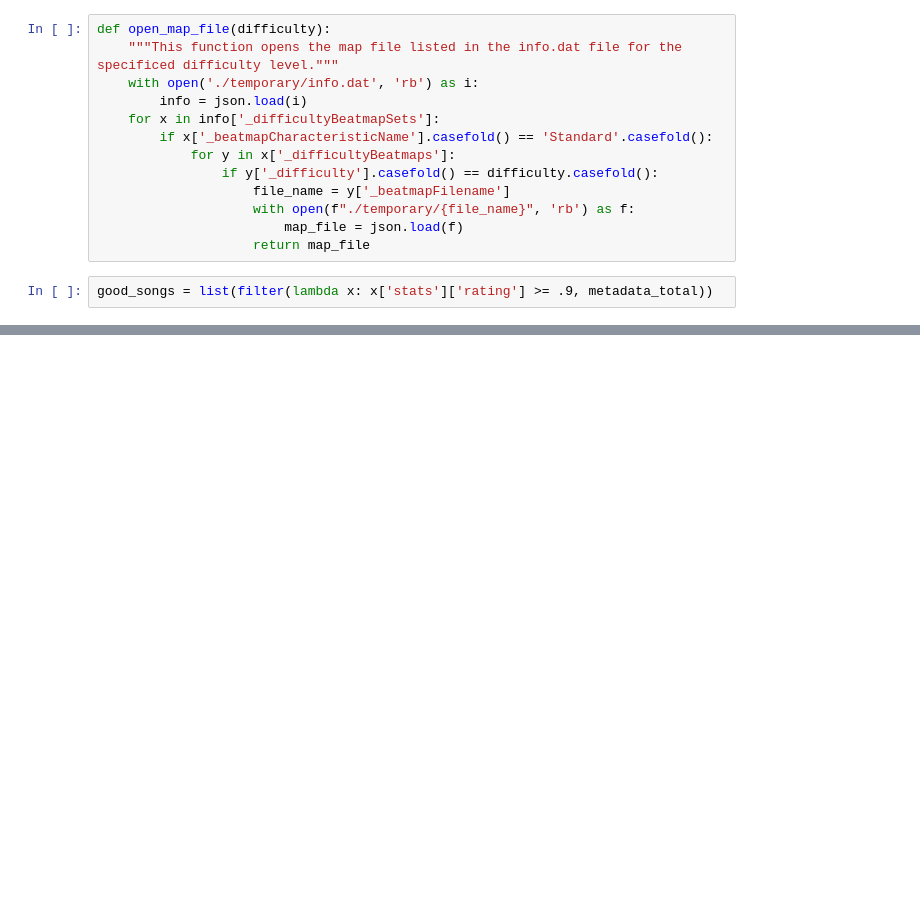
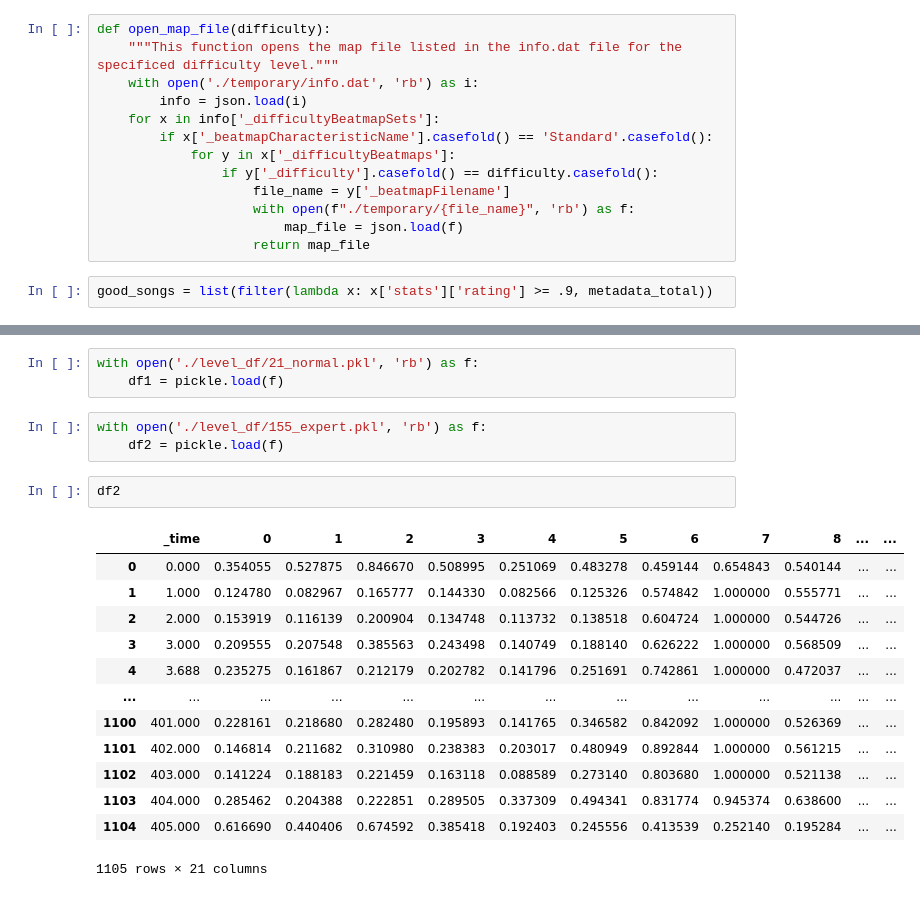
Before and after one commit to wvsharber/BeatMapSynthesizer, a Jupyter notebook: Download Data.ipynb, the cells around one changed output, grey strips where cells are left out. Cells and saved outputs as stored; diff of their text form; blank space fills up the shorter version.

```diff
--- a/Download Data.ipynb
+++ b/Download Data.ipynb
@@ -274,0 +353,22 @@ temporary/info.dat
+# %%
+with open('./level_df/21_normal.pkl', 'rb') as f:
+    df1 = pickle.load(f)
+# %%
+with open('./level_df/155_expert.pkl', 'rb') as f:
+    df2 = pickle.load(f)
+# %%
+df2
+# %% [output]
+|  | _time | 0 | 1 | 2 | 3 | 4 | 5 | 6 | 7 | 8 | ... | ... |
+| 0 | 0.000 | 0.354055 | 0.527875 | 0.846670 | 0.508995 | 0.251069 | 0.483278 | 0.459144 | 0.654843 | 0.540144 | ... | ... |
+| 1 | 1.000 | 0.124780 | 0.082967 | 0.165777 | 0.144330 | 0.082566 | 0.125326 | 0.574842 | 1.000000 | 0.555771 | ... | ... |
+| 2 | 2.000 | 0.153919 | 0.116139 | 0.200904 | 0.134748 | 0.113732 | 0.138518 | 0.604724 | 1.000000 | 0.544726 | ... | ... |
+| 3 | 3.000 | 0.209555 | 0.207548 | 0.385563 | 0.243498 | 0.140749 | 0.188140 | 0.626222 | 1.000000 | 0.568509 | ... | ... |
+| 4 | 3.688 | 0.235275 | 0.161867 | 0.212179 | 0.202782 | 0.141796 | 0.251691 | 0.742861 | 1.000000 | 0.472037 | ... | ... |
+| ... | ... | ... | ... | ... | ... | ... | ... | ... | ... | ... | ... | ... |
+| 1100 | 401.000 | 0.228161 | 0.218680 | 0.282480 | 0.195893 | 0.141765 | 0.346582 | 0.842092 | 1.000000 | 0.526369 | ... | ... |
+| 1101 | 402.000 | 0.146814 | 0.211682 | 0.310980 | 0.238383 | 0.203017 | 0.480949 | 0.892844 | 1.000000 | 0.561215 | ... | ... |
+| 1102 | 403.000 | 0.141224 | 0.188183 | 0.221459 | 0.163118 | 0.088589 | 0.273140 | 0.803680 | 1.000000 | 0.521138 | ... | ... |
+| 1103 | 404.000 | 0.285462 | 0.204388 | 0.222851 | 0.289505 | 0.337309 | 0.494341 | 0.831774 | 0.945374 | 0.638600 | ... | ... |
+| 1104 | 405.000 | 0.616690 | 0.440406 | 0.674592 | 0.385418 | 0.192403 | 0.245556 | 0.413539 | 0.252140 | 0.195284 | ... | ... |
+1105 rows × 21 columns
```
Also changed, not shown: parts of 4 cells of this notebook, 13 other files.
